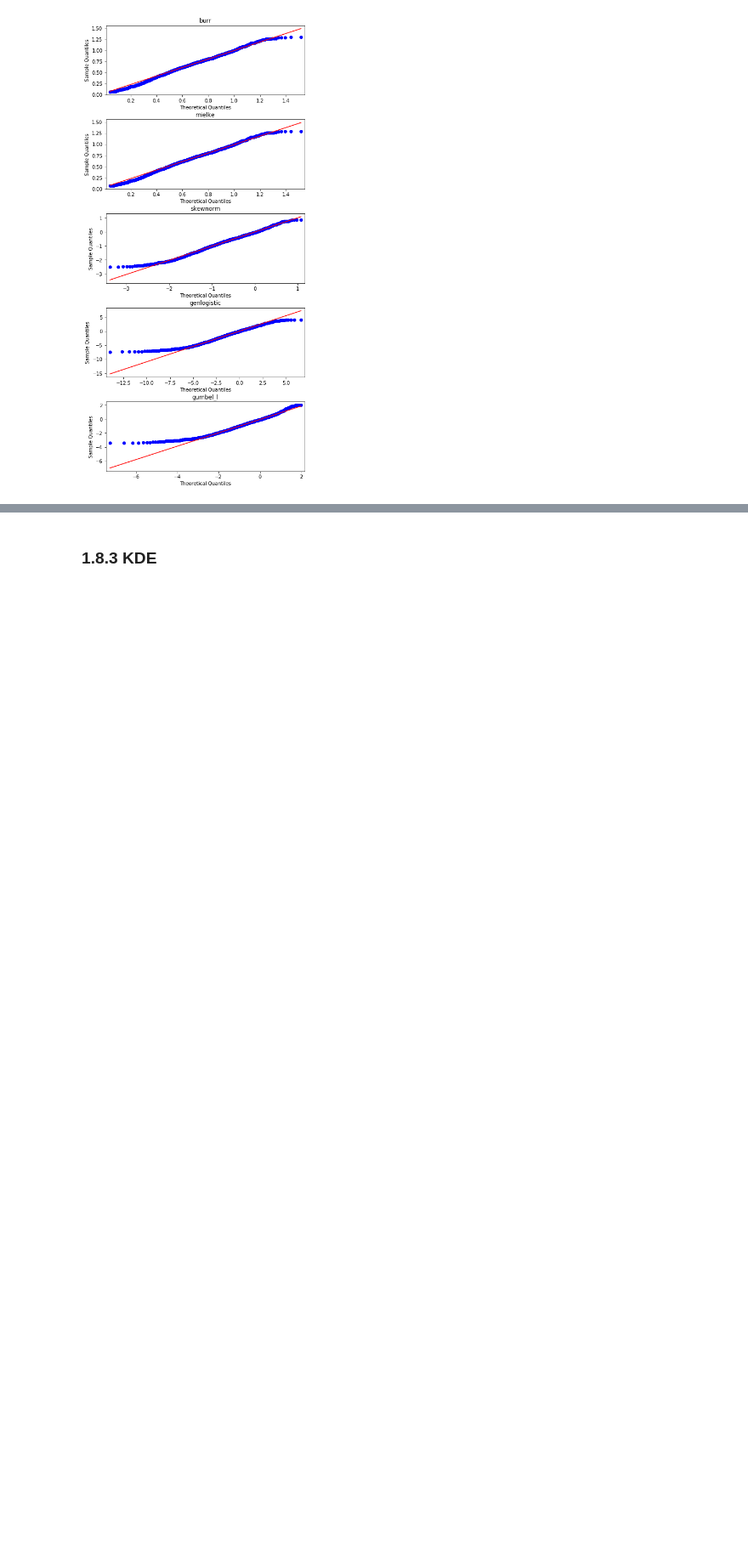
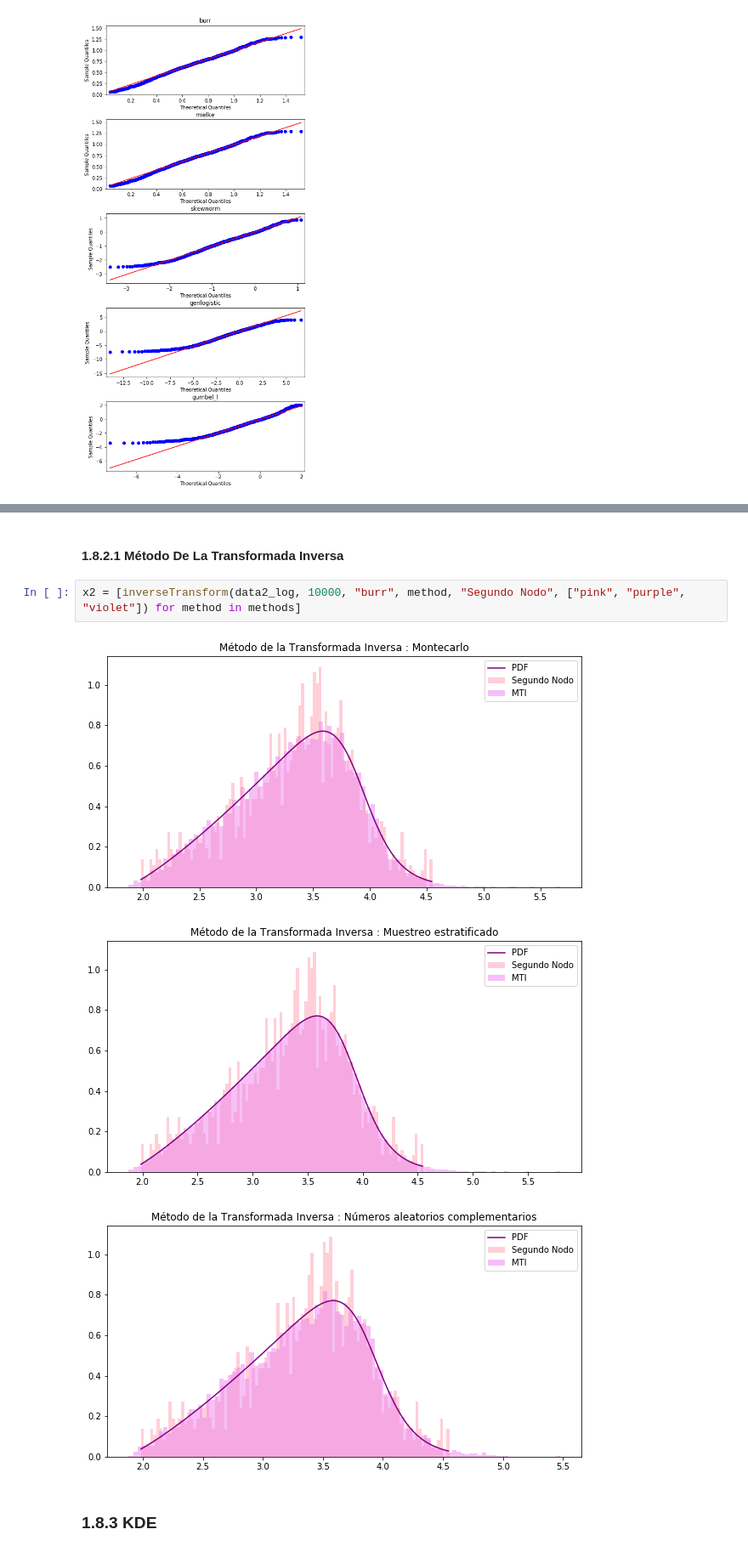
Before and after one commit to EMarquez7/Proyecto_DALopez_EMarquez, a Jupyter notebook: ProyectoModulo1_LazarenoD_DelgadoE-Copy1.ipynb, the cells around one changed output, grey strips where cells are left out. Shown: that part at 85% size. Saved outputs shown, nothing was run; the diff lists cells and outputs as text; blank space fills up the shorter version.

Commit message:
Nodo 1
Ajuste de distribuciones hipotéticas y comentarios

```diff
--- a/ProyectoModulo1_LazarenoD_DelgadoE-Copy1.ipynb
+++ b/ProyectoModulo1_LazarenoD_DelgadoE-Copy1.ipynb
@@ -516,6 +553,14 @@ chiSquared_KolmogorovSmirnov(data2_log, fitting2)
 | skewnorm | 0.972288 | No se rechaza la hipótesis nula | 0.473443 | No se rechaza la hipótesis nula |
 | genlogistic | 0.97675 | No se rechaza la hipótesis nula | 0.118797 | No se rechaza la hipótesis nula |
 | gumbel_l | 0.975829 | No se rechaza la hipótesis nula | 0.0221213 | Se rechaza la hipótesis nula |
+# %% [markdown]
+#### 1.8.2.1 Método De La Transformada Inversa
+# %%
+x2 = [inverseTransform(data2_log, 10000, "burr", method, "Segundo Nodo", ["pink", "purple", "violet"]) for method in methods]
+# %% [output]
+[figure, added]
+[figure, added]
+[figure, added]
 # %% [markdown]
 ### 1.8.3 KDE
 # %%
```
Also changed, not shown: parts of 9 cells of this notebook.
